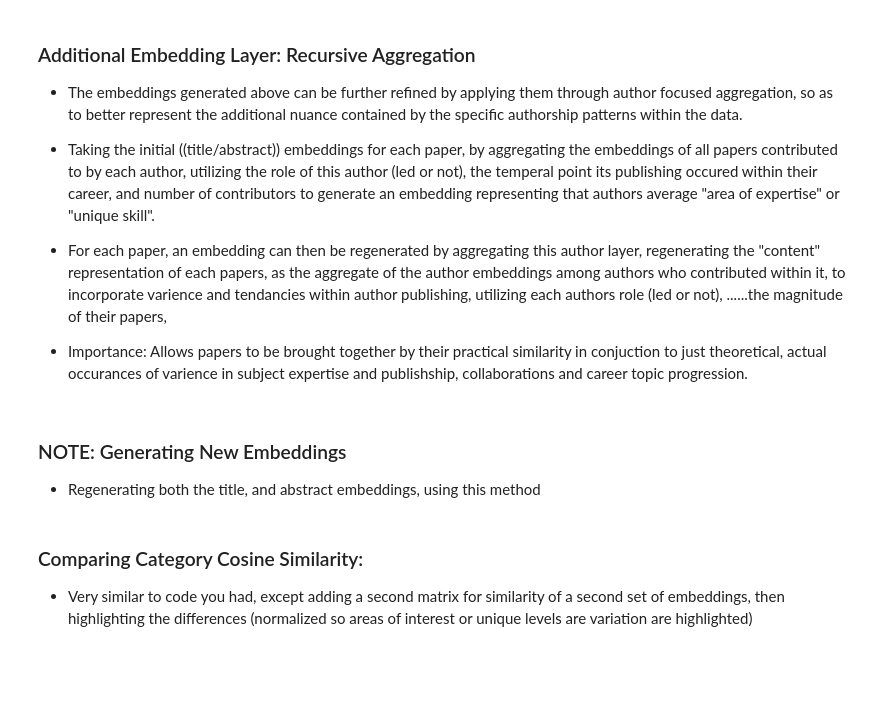
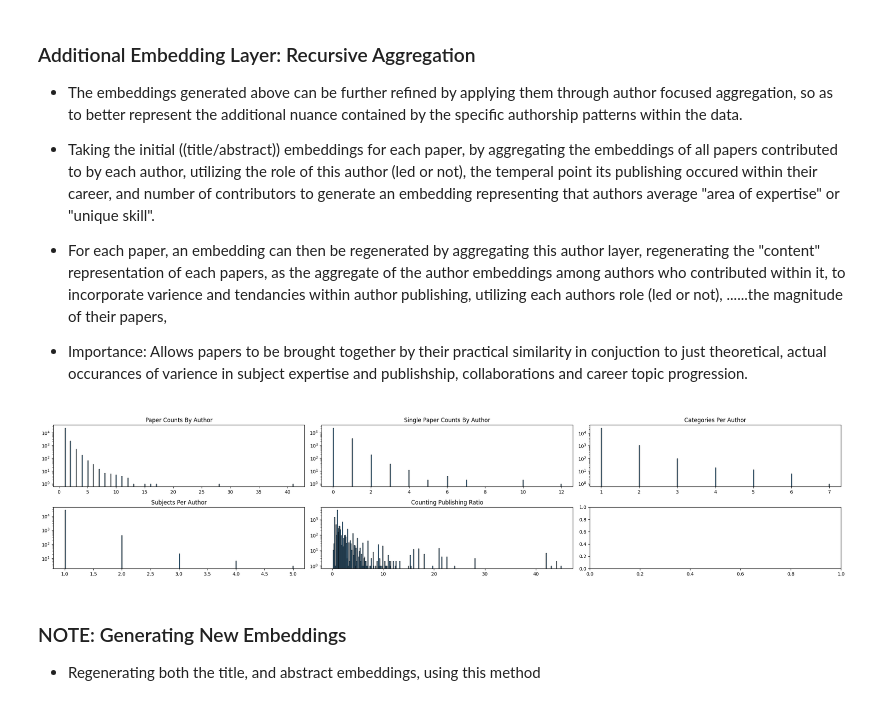
Before and after one commit to lduncan1712/CP421, a Jupyter notebook: CP421 - Project Code.ipynb, the cells around one changed output. Cells and saved outputs as stored; diff of their text form; code cells hidden in the pictures; blank space fills up the shorter version.

Commit message:
My Portion Stuff With Easy To Copy Equalized Data

```diff
--- a/CP421 - Project Code.ipynb
+++ b/CP421 - Project Code.ipynb
@@ -341,12 +344,10 @@ plt.show()
 # %%
 #Models Used
 model_full_bert = 'bert-base-uncased'
-model_sentence = 'all-MiniLM-L6-v2'
 
 #Tokenizers And Models Required
 full_tokenizer = BertTokenizer.from_pretrained(model_full_bert, ignore_mismatched_sizes=True)
 full_model = BertModel.from_pretrained(model_full_bert, ignore_mismatched_sizes=True)
-sentence_model = SentenceTransformer(model_sentence)
 
 """
 Your Original Method: Averaging Word Embeddings, Better For Finding Keyword Similarity
@@ -368,4 +369,4 @@ def generate_embeddings(method, applied_on):
         if method == "token":
                 return applied_on.apply(original_token_embedding)
         else:
-                return list(sentence_model.encode(applied_on.tolist(), batch_size=128, show_progress_bar=True))
+                return #list(sentence_model.encode(applied_on.tolist(), batch_size=128, show_progress_bar=True))
@@ -377,6 +382,12 @@ def generate_embeddings(method, applied_on):
 # %%
 df_cleaned['title_embeddings'] = generate_embeddings('token', df_cleaned['title'])
 df_cleaned['abstract_embeddings'] = generate_embeddings('token', df_cleaned['abstract'])
+
+df_cleaned['joined'] = (np.array(df_cleaned['title_embeddings']) + np.array(df_cleaned['abstract_embeddings']))/2
+
+df_cleaned_copy = df_cleaned
+# %%
+df_cleaned = df_cleaned_copy.copy()
 # %% [markdown]
 ### Additional Embedding Layer: Recursive Aggregation
 
@@ -425,3 +436,23 @@ df_authors.head(1)
 df_contributions = df_contributions.merge(df_authors[['contributor', 'earliest', 'latest', 'papers']], on='contributor', how='left')
 paper_sums = df_contributions.groupby('id')['papers'].sum().reset_index(name='total_papers')
 df_cleaned = df_cleaned.merge(paper_sums, on='id', how='left')
+# %%
+"""
+A Generic Function To Plot The Distribution Of A Specified Column
+"""
+def plot_distribution(ax, data, title):
+    ax.hist(data, bins=350, edgecolor="black", alpha=0.7)
+    ax.set_yscale('log')
+    ax.set_title(title)
+
+fig, axes = plt.subplots(2, 3, figsize=(24, 5))
+
+plot_distribution(axes[0,0], df_authors["papers"], "Paper Counts By Author")
+plot_distribution(axes[0,1], df_authors["solo"], "Single Paper Counts By Author")
+plot_distribution(axes[0,2], df_authors["mapped_category_count"], "Categories Per Author")
+plot_distribution(axes[1,0], df_authors["subject_map_count"], "Subjects Per Author")
+plot_distribution(axes[1,1], df_cleaned["total_papers"]/df_cleaned['contributors'], "Counting Publishing Ratio")
+plt.tight_layout()
+plt.show()
+# %% [output]
+[figure, added]
@@ -504,5 +550 @@ df_cleaned['alternative_abstract_embeddings'] = generate_alternative_embeddings(
-# %% [markdown]
-### Comparing Category Cosine Similarity:
-
-- Very similar to code you had, except adding a second matrix for similarity of a second set of embeddings, then highlighting the differences (normalized so areas of interest or unique levels are variation are highlighted)
 # %%
```
Also changed, not shown: parts of 9 cells of this notebook.
